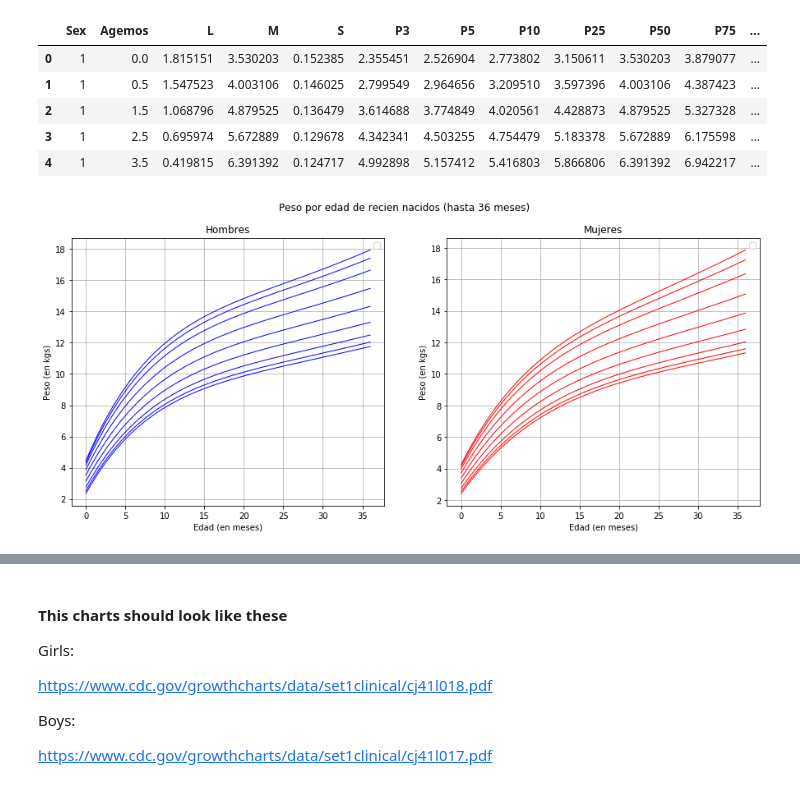
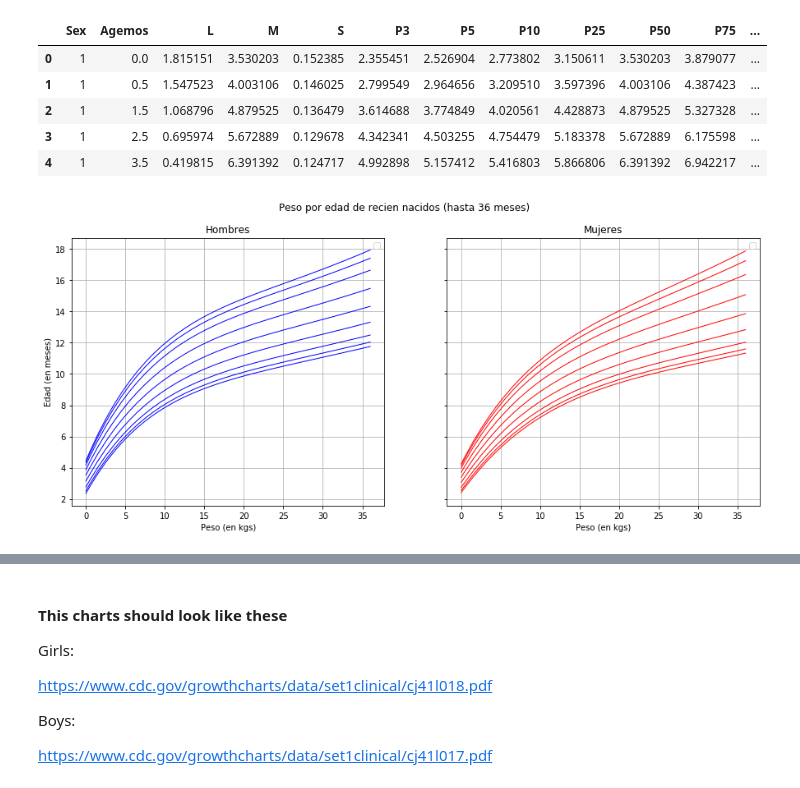
Before and after one commit to diplodatos-grupo01/analisis-y-curacion-de-datos, a Jupyter notebook: notebooks/Ejercicio Tablas de crecimiento.ipynb, the cells around one changed output, grey strips where cells are left out. Drawn from its saved outputs; the diff is of its cells as text; code cells hidden in the pictures.

```diff
--- a/notebooks/Ejercicio Tablas de crecimiento.ipynb
+++ b/notebooks/Ejercicio Tablas de crecimiento.ipynb
@@ -18,21 +22,3 @@ wtdataset[:5]
 | 2 | 1 | 1.5 | 1.068796 | 4.879525 | 0.136479 | 3.614688 | 3.774849 | 4.020561 | 4.428873 | 4.879525 | 5.327328 | ... |
 | 3 | 1 | 2.5 | 0.695974 | 5.672889 | 0.129678 | 4.342341 | 4.503255 | 4.754479 | 5.183378 | 5.672889 | 6.175598 | ... |
 | 4 | 1 | 3.5 | 0.419815 | 6.391392 | 0.124717 | 4.992898 | 5.157412 | 5.416803 | 5.866806 | 6.391392 | 6.942217 | ... |
-# %%
-columns = list(set(wtdataset.columns) - set(['Sex', 'Agemos', 'S', 'L', 'M']))
-f, ax = plt.subplots(ncols=2, sharey=False, figsize=(15,6))
-f.suptitle('Peso por edad de recien nacidos (hasta 36 meses)')
-ax1 = wtdataset[wtdataset.Sex == 1].plot.line(x='Agemos', y=columns, color='blue', linewidth=1, ax=ax[0])
-ax1.grid(True)
-ax1.set_title('Hombres')
-ax1.set_ylabel('Peso (en kgs)')
-ax1.set_xlabel('Edad (en meses)')
-ax1.legend([])
-ax2 = wtdataset[wtdataset.Sex == 2].plot.line(x='Agemos', y=columns, color='red', linewidth=1, ax=ax[1])
-ax2.set_title('Mujeres')
-ax2.set_ylabel('Peso (en kgs)')
-ax2.set_xlabel('Edad (en meses)')
-ax2.legend([])
-ax2.grid(True)
-# %% [output]
-[figure, removed]
@@ -39,3 +42,30 @@ ax2.grid(True)
+# %%
+percentiles = ['P3', 'P5', 'P10', 'P25', 'P50', 'P75', 'P90', 'P95', 'P97']
+# columns = list(set(wtdataset.columns) - set(['Sex', 'Agemos', 'S', 'L', 'M']))
+f, ax = plt.subplots(ncols=2, sharey=True, figsize=(15,6))
+f.suptitle('Peso por edad de recien nacidos (hasta 36 meses)')
+
+plot_config = {
+    "X_AXIS": "Agemos",
+    "X_LABEL": "Edad (en meses)",
+    "Y_LABEL": "Peso (en kgs)",
+    "ax": ax,
+    "subplots" : [
+        {
+            "sex": MALE,
+            "color": "blue",
+            "title": "Hombres",
+        },
+        {
+            "sex": FEMALE,
+            "color": "red",
+            "title": "Mujeres"
+        }
+    ]
+}
+subplt(wtdataset, plot_config)
+# %% [output]
+[figure, added]
 # %%
 # some cleaning
 # row 37 contains a re asignment of columns...
```
Also changed, not shown: parts of 3 cells of this notebook, 3 other files.
